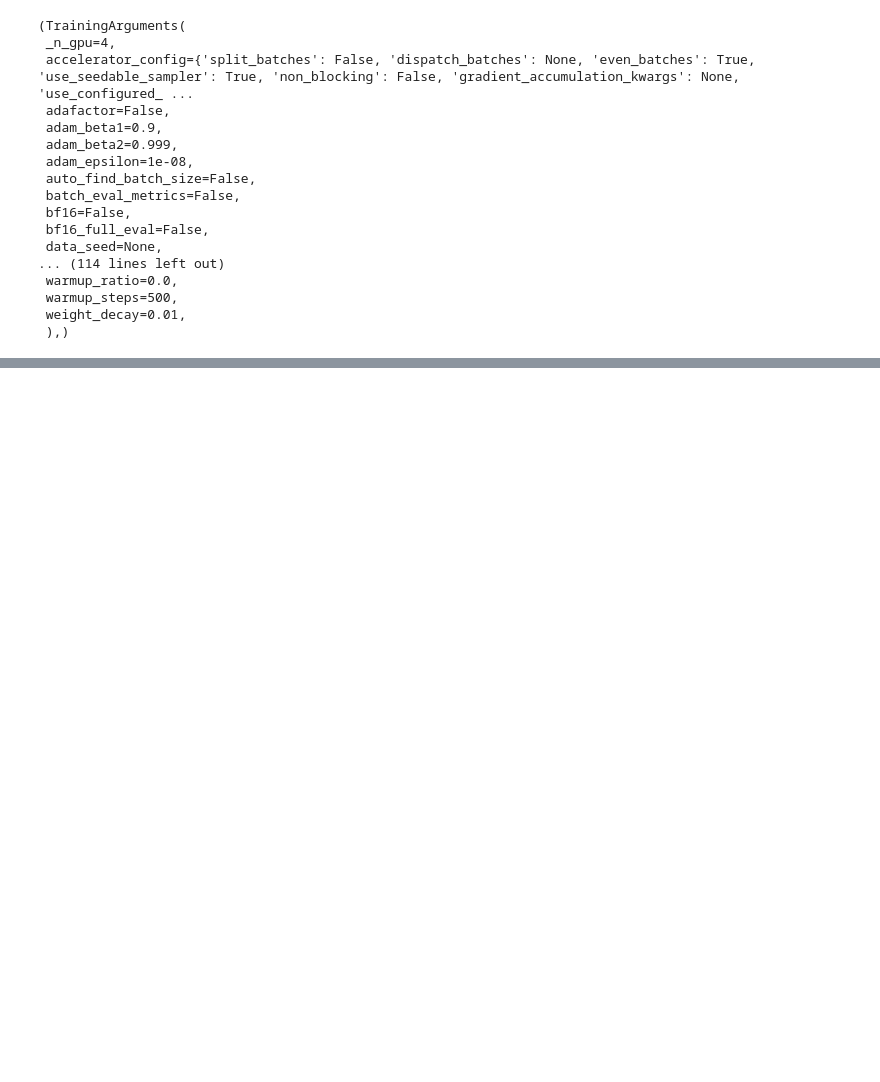
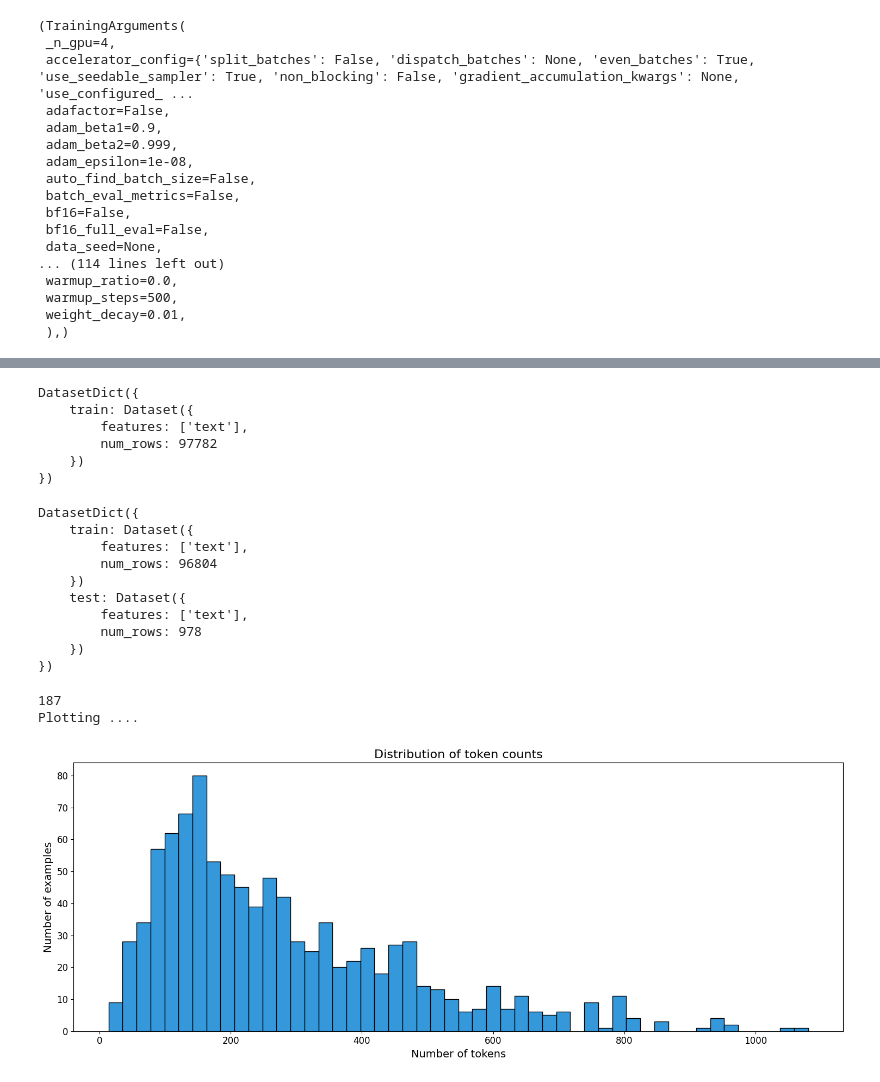
Before and after one commit to LeonGuertler/CoT-Hackathon, a Jupyter notebook: train_value_model/data_collator_test.ipynb, the cells around one changed output, grey strips where cells are left out. Cells and saved outputs as stored; diff of their text form; code cells hidden in the pictures; blank space fills up the shorter version.

```diff
--- a/train_value_model/data_collator_test.ipynb
+++ b/train_value_model/data_collator_test.ipynb
@@ -251,0 +252,9 @@ training_args
+# %%
+dataset
+# %% [output]
+DatasetDict({
+    train: Dataset({
+        features: ['text'],
+        num_rows: 97782
+    })
+})
@@ -251,0 +263,71 @@ training_args
+# %%
+from transformers import AutoTokenizer,AutoModelForCausalLM
+import matplotlib.pyplot as plt
+from tqdm.auto import tqdm
+from datasets import load_dataset
+
+model_name = "meta-llama/Llama-3.2-1B-Instruct"
+model = AutoModelForCausalLM.from_pretrained(model_name)
+
+tokenizer = AutoTokenizer.from_pretrained(
+    "meta-llama/Llama-3.2-1B-Instruct",
+    revision="main",
+    use_fast=True,
+    trust_remote_code=True
+)
+special_tokens_dict = {
+    'additional_special_tokens': [
+        '<|reserved_special_token_10|>',
+        '<|reserved_special_token_11|>',
+        '<|reserved_special_token_12|>',
+        '<|reserved_special_token_13|>',
+        '[PAD]'
+    ]
+}
+tokenizer.add_special_tokens(special_tokens_dict)
+tokenizer.pad_token = '[PAD]'
+tokenizer.pad_token_id = tokenizer.eos_token_id  # Assuming pad token is same as eos
+model.resize_token_embeddings(len(tokenizer))
+model.config.pad_token_id = tokenizer.pad_token_id # Set pad token ID in model config
+
+
+# Define the dataset and tokenization function
+dataset = load_dataset("LeonGuertler/PRM800K_train2_base_sft")
+dataset = dataset["train"].train_test_split(test_size=0.01)
+print(dataset)
+
+# 2. Tokenize each row and count the number of tokens
+instruction_token_counts = [len(tokenizer(example)['input_ids']) for example in tqdm(dataset["test"]["text"], desc="Counting Tokens")]
+
+# Print the token count for the first row
+print(instruction_token_counts[0])
+
+print("Plotting ....")
+# Helper function to plot the distributions
+def plot_distribution(token_counts, title):
+    plt.figure(figsize=(15, 6))
+    plt.hist(token_counts, bins=50, color='#3498db', edgecolor='black')
+    plt.title(title, fontsize=16)
+    plt.xlabel("Number of tokens", fontsize=14)
+    plt.ylabel("Number of examples", fontsize=14)
+    plt.xticks(fontsize=12)
+    plt.yticks(fontsize=12)
+    plt.tight_layout()
+    plt.show()
+
+# Plot the distribution of token counts
+plot_distribution(instruction_token_counts, "Distribution of token counts")
+# %% [output]
+DatasetDict({
+    train: Dataset({
+        features: ['text'],
+        num_rows: 96804
+    })
+    test: Dataset({
+        features: ['text'],
+        num_rows: 978
+    })
+})
+187
+Plotting ....
+[figure, added]
```
Also changed, not shown: parts of 3 cells of this notebook, 2 other files.
